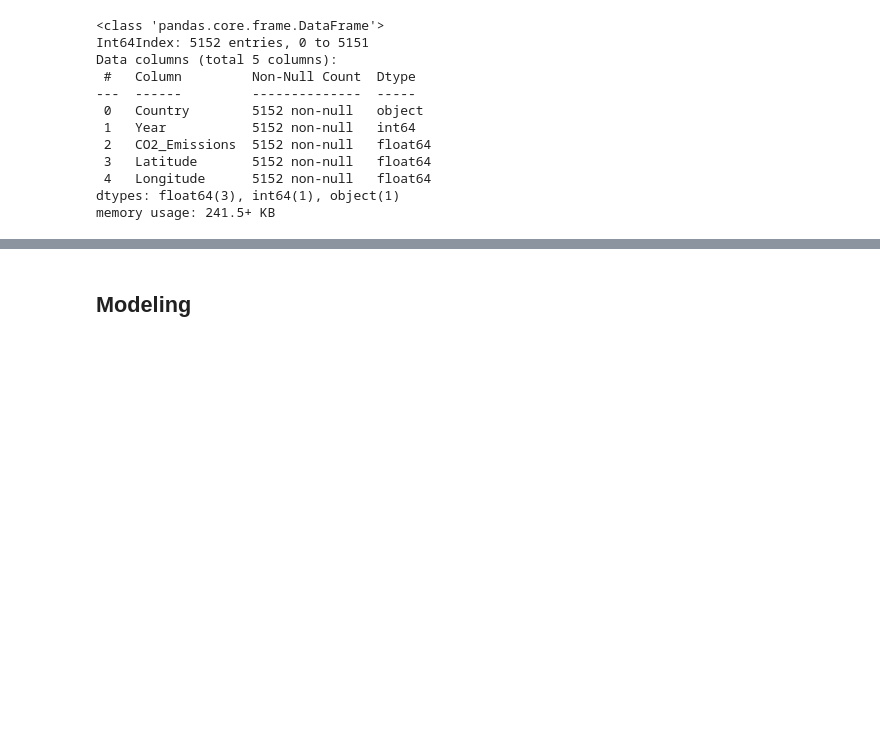
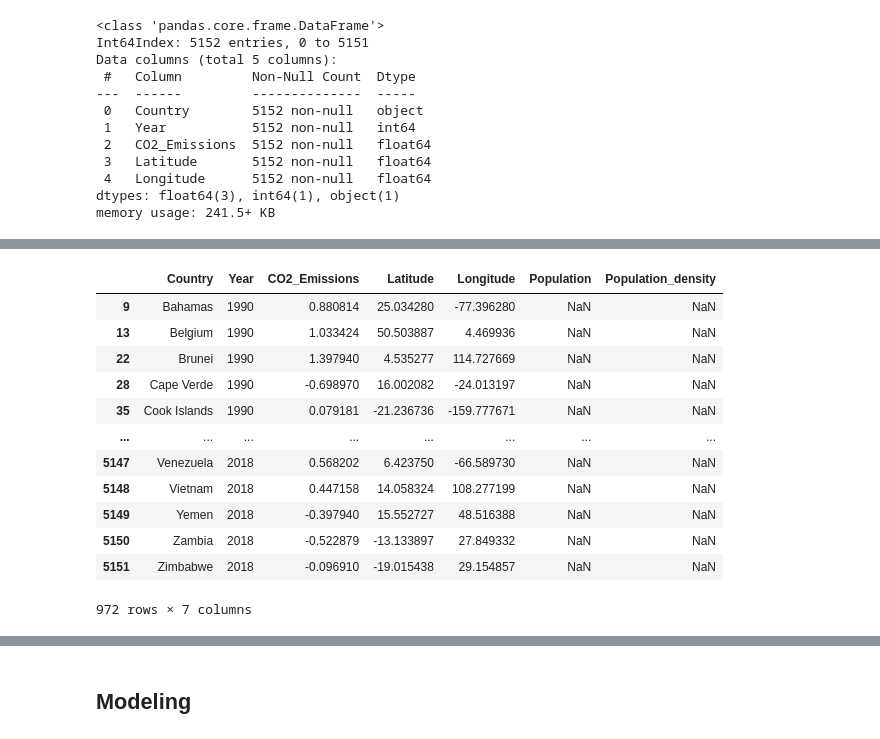
Before and after one commit to zuwa-oj/CO2-emissions-ML-project, a Jupyter notebook: src/notebooks/EDA.ipynb, the cells around one changed output, grey strips where cells are left out. Cells and saved outputs as stored; diff of their text form; code cells hidden in the pictures; blank space fills up the shorter version.

```diff
--- a/src/notebooks/EDA.ipynb
+++ b/src/notebooks/EDA.ipynb
@@ -677,0 +707,16 @@ df_pop.sample(7)
+# %%
+df_finale[pd.isna(df_finale['Population'])]
+# %% [output]
+|  | Country | Year | CO2_Emissions | Latitude | Longitude | Population | Population_density |
+| 9 | Bahamas | 1990 | 0.880814 | 25.034280 | -77.396280 | NaN | NaN |
+| 13 | Belgium | 1990 | 1.033424 | 50.503887 | 4.469936 | NaN | NaN |
+| 22 | Brunei | 1990 | 1.397940 | 4.535277 | 114.727669 | NaN | NaN |
+| 28 | Cape Verde | 1990 | -0.698970 | 16.002082 | -24.013197 | NaN | NaN |
+| 35 | Cook Islands | 1990 | 0.079181 | -21.236736 | -159.777671 | NaN | NaN |
+| ... | ... | ... | ... | ... | ... | ... | ... |
+| 5147 | Venezuela | 2018 | 0.568202 | 6.423750 | -66.589730 | NaN | NaN |
+| 5148 | Vietnam | 2018 | 0.447158 | 14.058324 | 108.277199 | NaN | NaN |
+| 5149 | Yemen | 2018 | -0.397940 | 15.552727 | 48.516388 | NaN | NaN |
+| 5150 | Zambia | 2018 | -0.522879 | -13.133897 | 27.849332 | NaN | NaN |
+| 5151 | Zimbabwe | 2018 | -0.096910 | -19.015438 | 29.154857 | NaN | NaN |
+972 rows × 7 columns
```
Also changed, not shown: parts of 51 cells of this notebook, 14 other files.
